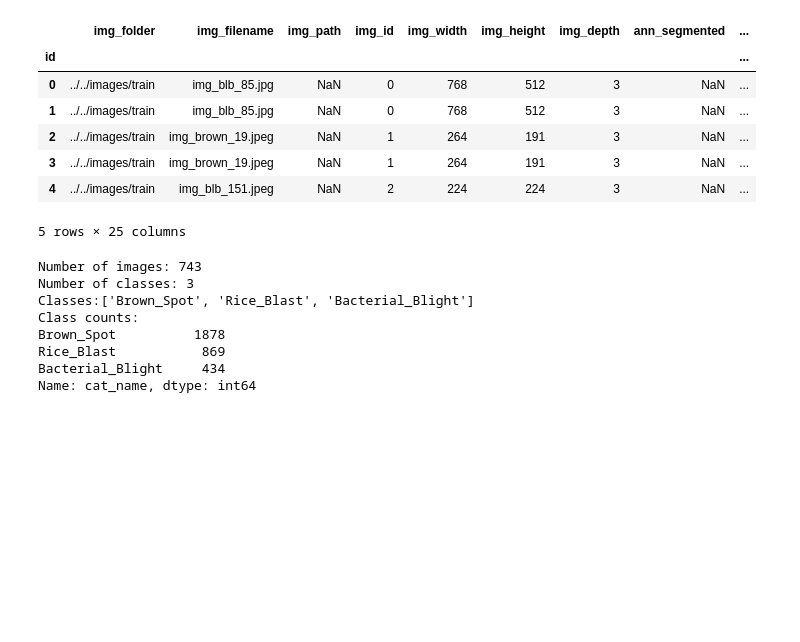
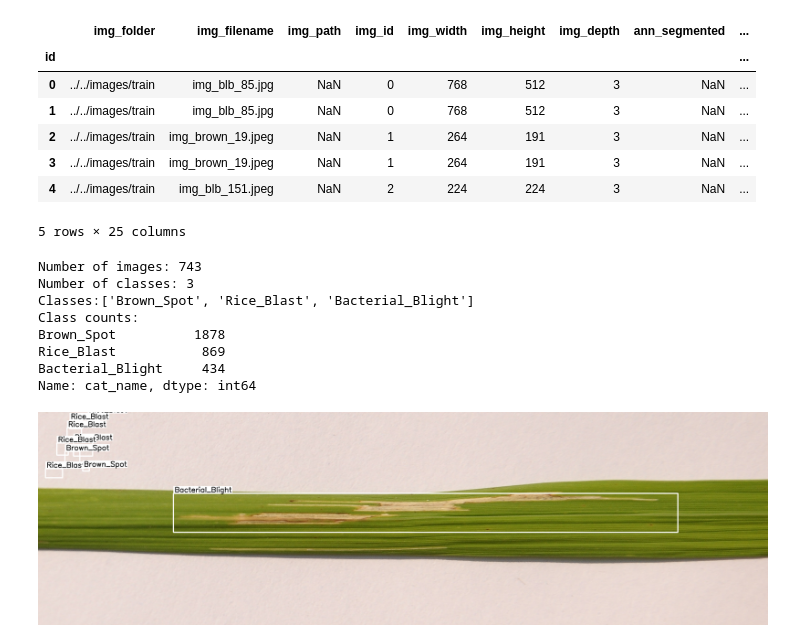
Before and after one commit to dnth/paddy_disease_detection, a Jupyter notebook: convert_data.ipynb, the cells around one changed output. Drawn from its saved outputs; the diff is of its cells as text; code cells hidden in the pictures; blank space fills up the shorter version.

```diff
--- a/convert_data.ipynb
+++ b/convert_data.ipynb
@@ -34,7 +34,9 @@ Bacterial_Blight     434
 Name: cat_name, dtype: int64
 # %%
 from IPython.display import Image, display
-display(dataset.visualize.ShowBoundingBoxes(30))
+display(dataset.visualize.ShowBoundingBoxes(100))
+# %% [output]
+[figure, added]
 # %%
 from pathlib import Path
 import os
```
